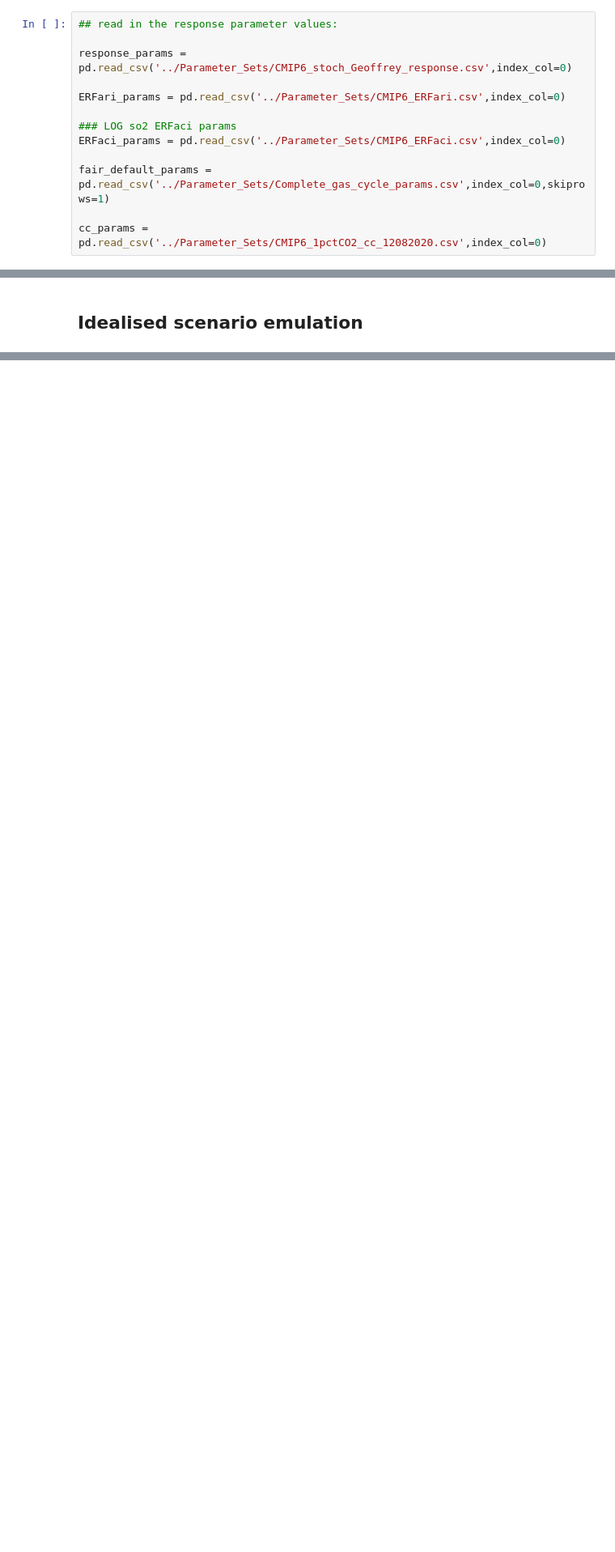
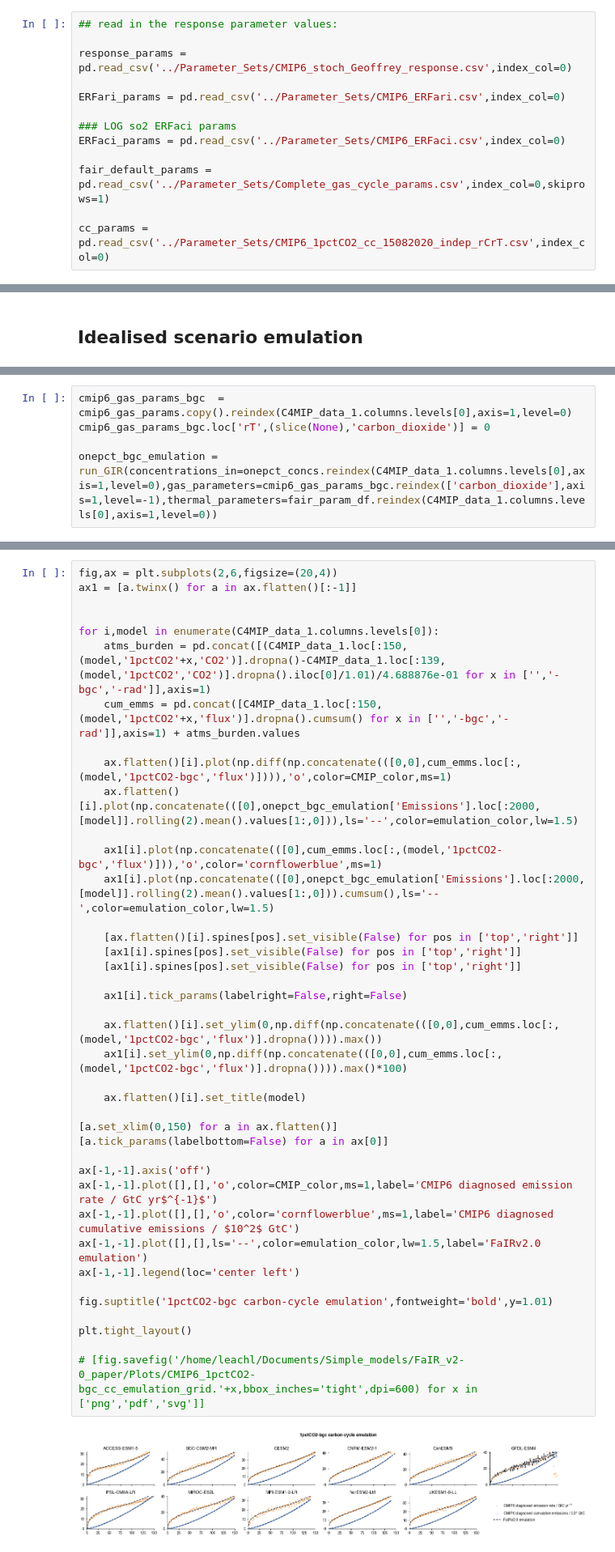
Before and after one commit to njleach/GIR, a Jupyter notebook: GIR/notebooks/CMIP6_emulation.ipynb, the cells around one changed output, grey strips where cells are left out. Shown at 81% size. Cells and saved outputs as stored; diff of their text form; blank space fills up the shorter version.

```diff
--- a/GIR/notebooks/CMIP6_emulation.ipynb
+++ b/GIR/notebooks/CMIP6_emulation.ipynb
@@ -85,7 +85,7 @@ ERFaci_params = pd.read_csv('../Parameter_Sets/CMIP6_ERFaci.csv',index_col=0)
 
 fair_default_params = pd.read_csv('../Parameter_Sets/Complete_gas_cycle_params.csv',index_col=0,skiprows=1)
 
-cc_params = pd.read_csv('../Parameter_Sets/CMIP6_1pctCO2_cc_12082020.csv',index_col=0)
+cc_params = pd.read_csv('../Parameter_Sets/CMIP6_1pctCO2_cc_15082020_indep_rCrT.csv',index_col=0)
 # %%
 ## convert the response params to FaIR params
 
@@ -253,0 +288,5 @@ for i,model in enumerate(model_1pct.columns.levels[0]):
+# %%
+cmip6_gas_params_bgc  = cmip6_gas_params.copy().reindex(C4MIP_data_1.columns.levels[0],axis=1,level=0)
+cmip6_gas_params_bgc.loc['rT',(slice(None),'carbon_dioxide')] = 0
+
+onepct_bgc_emulation = run_GIR(concentrations_in=onepct_concs.reindex(C4MIP_data_1.columns.levels[0],axis=1,level=0),gas_parameters=cmip6_gas_params_bgc.reindex(['carbon_dioxide'],axis=1,level=-1),thermal_parameters=fair_param_df.reindex(C4MIP_data_1.columns.levels[0],axis=1,level=0))
@@ -253,0 +295,42 @@ for i,model in enumerate(model_1pct.columns.levels[0]):
+# %%
+fig,ax = plt.subplots(2,6,figsize=(20,4))
+ax1 = [a.twinx() for a in ax.flatten()[:-1]]
+
+
+for i,model in enumerate(C4MIP_data_1.columns.levels[0]):
+    atms_burden = pd.concat([(C4MIP_data_1.loc[:150,(model,'1pctCO2'+x,'CO2')].dropna()-C4MIP_data_1.loc[:139,(model,'1pctCO2','CO2')].dropna().iloc[0]/1.01)/4.688876e-01 for x in ['','-bgc','-rad']],axis=1)
+    cum_emms = pd.concat([C4MIP_data_1.loc[:150,(model,'1pctCO2'+x,'flux')].dropna().cumsum() for x in ['','-bgc','-rad']],axis=1) + atms_burden.values
+
+    ax.flatten()[i].plot(np.diff(np.concatenate(([0,0],cum_emms.loc[:,(model,'1pctCO2-bgc','flux')]))),'o',color=CMIP_color,ms=1)
+    ax.flatten()[i].plot(np.concatenate(([0],onepct_bgc_emulation['Emissions'].loc[:2000,[model]].rolling(2).mean().values[1:,0])),ls='--',color=emulation_color,lw=1.5)
+
+    ax1[i].plot(np.concatenate(([0],cum_emms.loc[:,(model,'1pctCO2-bgc','flux')])),'o',color='cornflowerblue',ms=1)
+    ax1[i].plot(np.concatenate(([0],onepct_bgc_emulation['Emissions'].loc[:2000,[model]].rolling(2).mean().values[1:,0])).cumsum(),ls='--',color=emulation_color,lw=1.5)
+
+    [ax.flatten()[i].spines[pos].set_visible(False) for pos in ['top','right']]
+    [ax1[i].spines[pos].set_visible(False) for pos in ['top','right']]
+    [ax1[i].spines[pos].set_visible(False) for pos in ['top','right']]
+
+    ax1[i].tick_params(labelright=False,right=False)
+
+    ax.flatten()[i].set_ylim(0,np.diff(np.concatenate(([0,0],cum_emms.loc[:,(model,'1pctCO2-bgc','flux')].dropna()))).max())
+    ax1[i].set_ylim(0,np.diff(np.concatenate(([0,0],cum_emms.loc[:,(model,'1pctCO2-bgc','flux')].dropna()))).max()*100)
+
+    ax.flatten()[i].set_title(model)
+
+[a.set_xlim(0,150) for a in ax.flatten()]
+[a.tick_params(labelbottom=False) for a in ax[0]]
+
+ax[-1,-1].axis('off')
+ax[-1,-1].plot([],[],'o',color=CMIP_color,ms=1,label='CMIP6 diagnosed emission rate / GtC yr$^{-1}$')
+ax[-1,-1].plot([],[],'o',color='cornflowerblue',ms=1,label='CMIP6 diagnosed cumulative emissions / $10^2$ GtC')
+ax[-1,-1].plot([],[],ls='--',color=emulation_color,lw=1.5,label='FaIRv2.0 emulation')
+ax[-1,-1].legend(loc='center left')
+
+fig.suptitle('1pctCO2-bgc carbon-cycle emulation',fontweight='bold',y=1.01)
+
+plt.tight_layout()
+
+# [fig.savefig('/home/leachl/Documents/Simple_models/FaIR_v2-0_paper/Plots/CMIP6_1pctCO2-bgc_cc_emulation_grid.'+x,bbox_inches='tight',dpi=600) for x in ['png','pdf','svg']]
+# %% [output]
+[figure, added]
```
Also changed, not shown: parts of 32 cells of this notebook, 7 other files.
